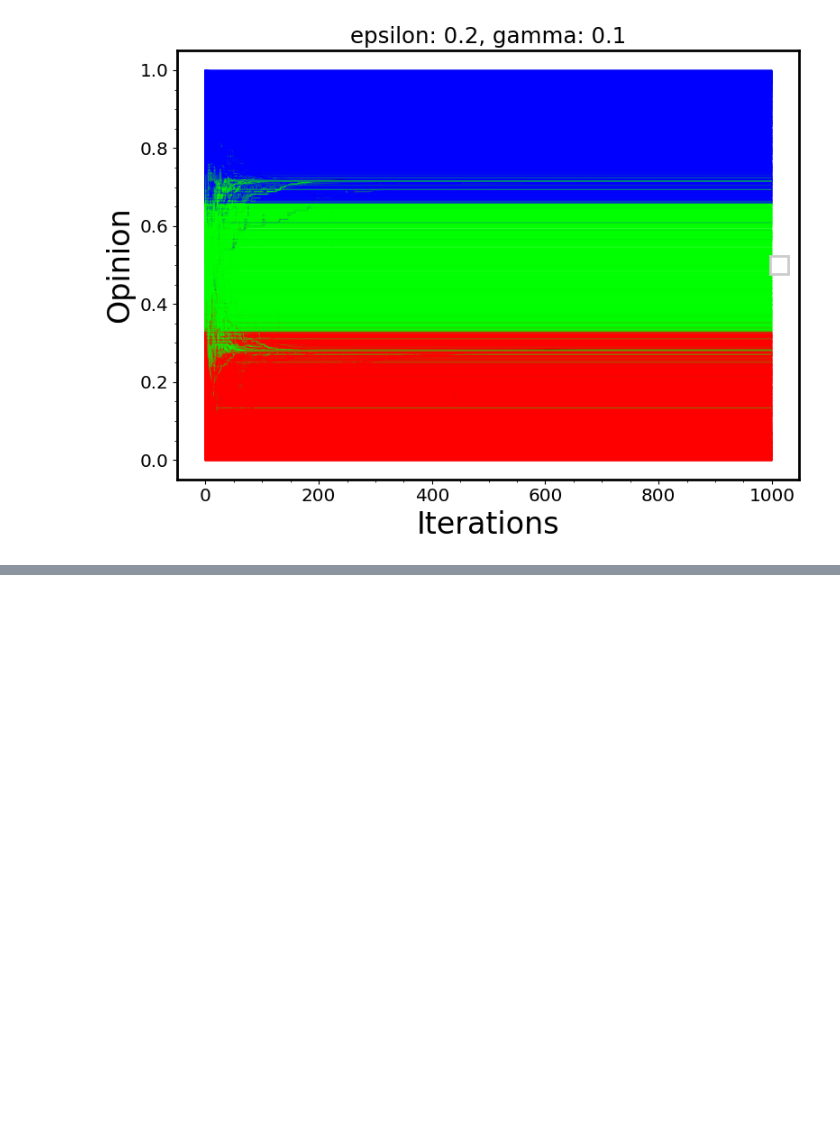
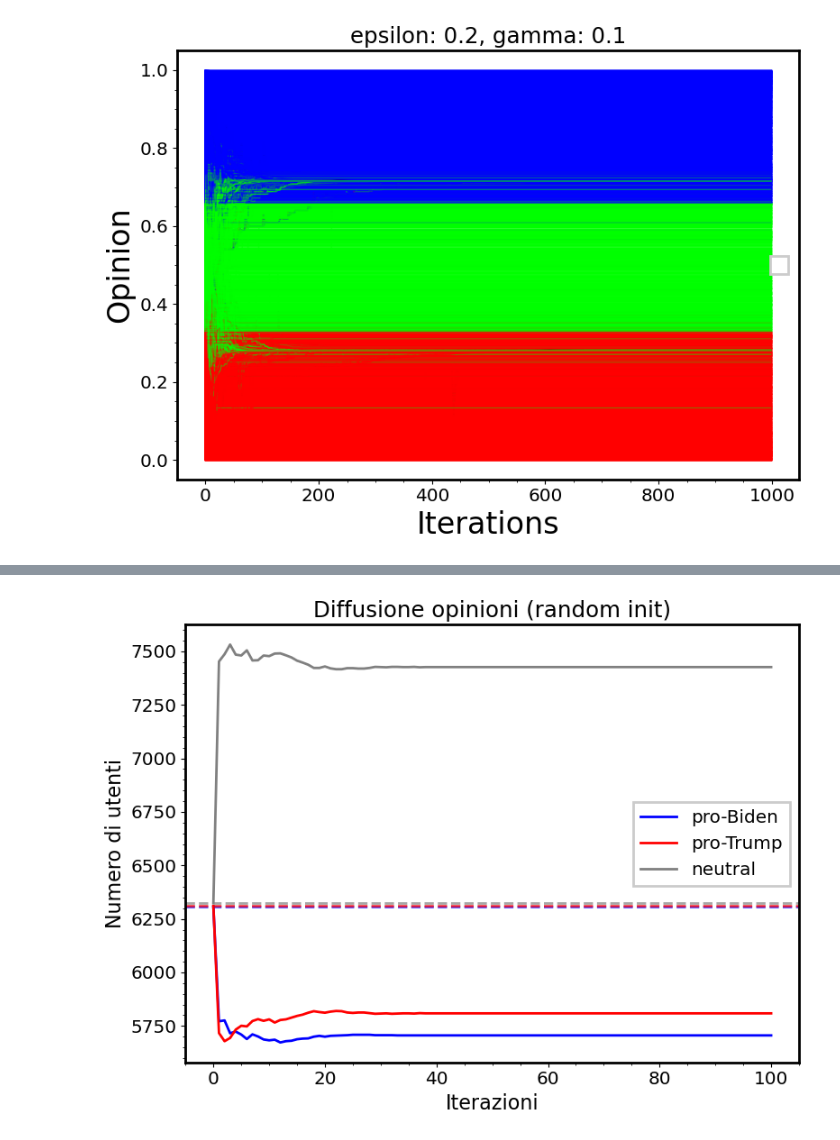
Before and after one commit to LeonardoCaridi/2024_caridi, a Jupyter notebook: open_problem/Diffusion_opinion.ipynb, the cells around one changed output, grey strips where cells are left out. Cells and saved outputs as stored; diff of their text form; code cells hidden in the pictures; blank space fills up the shorter version.

```diff
--- a/open_problem/Diffusion_opinion.ipynb
+++ b/open_problem/Diffusion_opinion.ipynb
@@ -333,0 +208,8 @@ No artists with labels found to put in legend.  Note that artists whose label st
+# %%
+# Plot opinioni discretizzate in tre categorie: pro_Trump, pro-Biden e Neutral
+# La discretizzazione divide in tre parti uguali i valori delle opinioni,
+# la divisione si può vedere nelle line tratteggiate dell'istogramma precedente
+# Le linee tratteggiate sono i valori di inizializzazione
+simulator.plot_opinion_diffusion(save=True)
+# %% [output]
+[figure, added]
```
Also changed, not shown: parts of 29 cells of this notebook, 25 other files.
